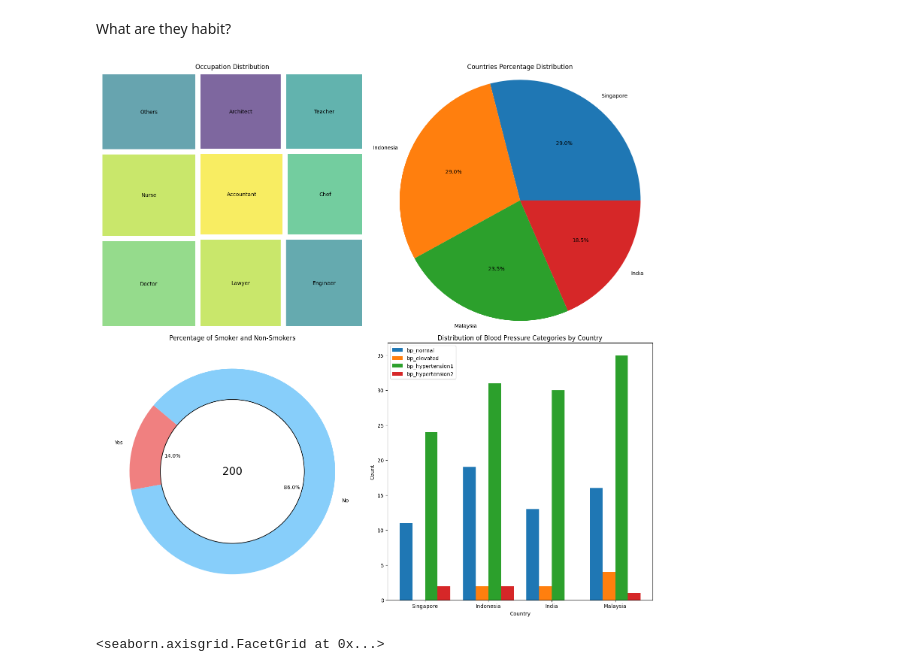
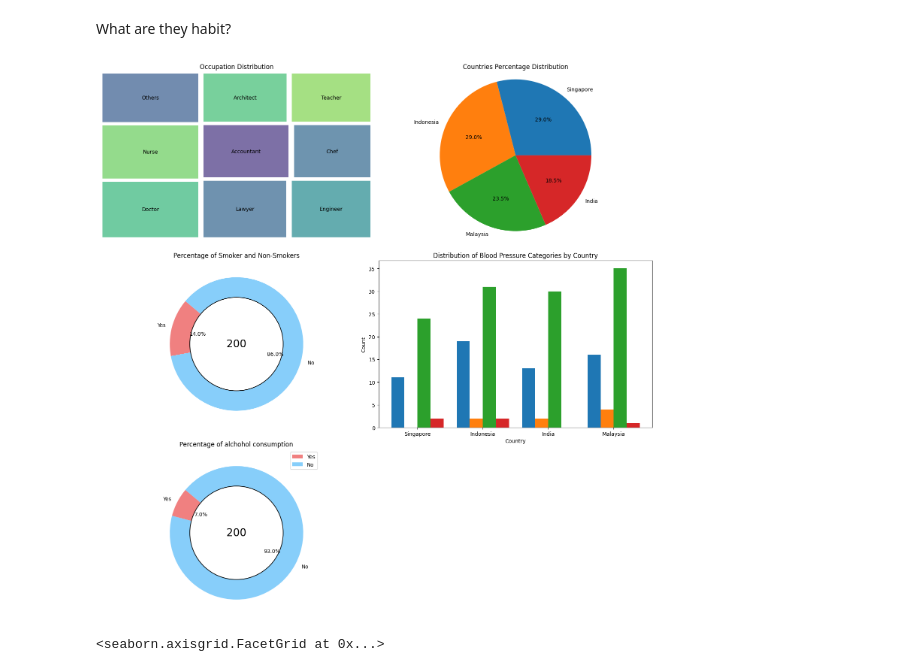
Before and after one commit to jeffatgithub/ntuchealth, a Jupyter notebook: analysis30.ipynb, the cells around one changed output. Drawn from its saved outputs; the diff is of its cells as text; code cells hidden in the pictures.

```diff
--- a/analysis30.ipynb
+++ b/analysis30.ipynb
@@ -59,7 +59,7 @@ What are they habit?
 # %%
 plt.figure(figsize=(15, 15))
 
-plt.subplot(2, 2, 1)
+plt.subplot(3, 2, 1)
 
 #x_axi = data_30_df.occupation.drop_duplicates().values
 
@@ -78,7 +78,7 @@ plt.title('Occupation Distribution')
 
 
 #2
-plt.subplot(2,2,2)
+plt.subplot(3,2,2)
 country_counts = data_30_df.country.value_counts()
 
 # Create pie chart
@@ -88,7 +88,7 @@ plt.axis('equal')  # Equal aspect ratio ensures that pie is drawn as a circle.
 
 
 #Chart 3
-plt.subplot(2,2,3)
+plt.subplot(3,2,3)
 #smoke_counts = data_30_df['smoke'].value_counts()
 #smoke_counts = data_30_df['smoke']
 
@@ -113,35 +113,62 @@ pie_fig.gca().add_artist(centerpie)
 plt.title("Percentage of Smoker and Non-Smokers")
 plt.text(0,0, total_smokecount, ha='center', va='center', fontsize=20)
 
 
 #chart4
-plt.subplot(2,2,4)
+plt.subplot(3,2,4)
 
 categories = ['bp_normal', 'bp_elevated', 'bp_hypertension1', 'bp_hypertension2']
 counts_by_category = [data_30_df[category].sum() for category in categories]
 
 # Define countries
 countries = data_30_df['country'].unique()
 
 # Group data by category and country
 grouped_data = data_30_df.groupby(['country'])[categories].sum()
 
 # Plot bar chart with hue by country
 bar_width = 0.2
 for i, category in enumerate(categories):
     plt.bar([x + i * bar_width for x in range(len(countries))], grouped_data[category], width=bar_width, label=category)
 
 # Add labels and title
 plt.xlabel('Country')
 plt.ylabel('Count')
 plt.title('Distribution of Blood Pressure Categories by Country')
 plt.xticks([r + bar_width * (len(categories) - 1) / 2 for r in range(len(countries))], countries)
 
+
+#chart5
+plt.subplot(3,2,5)
+#smoke_counts = data_30_df['smoke'].value_counts()
+#smoke_counts = data_30_df['smoke']
+
+no_of_1s = len(data_30_df[data_30_df['alco'] == 1])
+no_of_0s = len(data_30_df[data_30_df['alco'] == 0])
+
+#no_of_0s = 20
+#no_of_1s = 80
+
+total_alcocount = no_of_0s + no_of_1s
+
+labels = ['Yes', 'No']
+sizes = [no_of_1s, no_of_0s]
+colors = ['lightcoral', 'lightskyblue']
+
+plt.pie(sizes, labels=labels, colors=colors, autopct='%1.1f%%', startangle=140)
+#plt.pie(sizes, labels, colors, autopct='%1.1f%%', startangle=140)
+centerpie = plt.Circle((0,0), 0.7, color='black', fc='white', linewidth=1.25, )
+pie_fig = plt.gcf()
+pie_fig.gca().add_artist(centerpie)
+
+plt.title("Percentage of alchohol consumption")
+plt.text(0,0, total_alcocount, ha='center', va='center', fontsize=20)
+
 plt.legend()
 #plt.xticks(x, categories)
 plt.tight_layout()
 # %% [output]
-[figure, old version]
+[figure, new version]
 # %%
 #sns.jointplot(x=data_30_df['height'], y=data_30_df['weight'], data=data_30_df, kind='scatter')
 graph = sns.FacetGrid(data_30_df, col='gender', hue='smoke')
```
Also changed, not shown: parts of 1 cell of this notebook, 4 other files.
